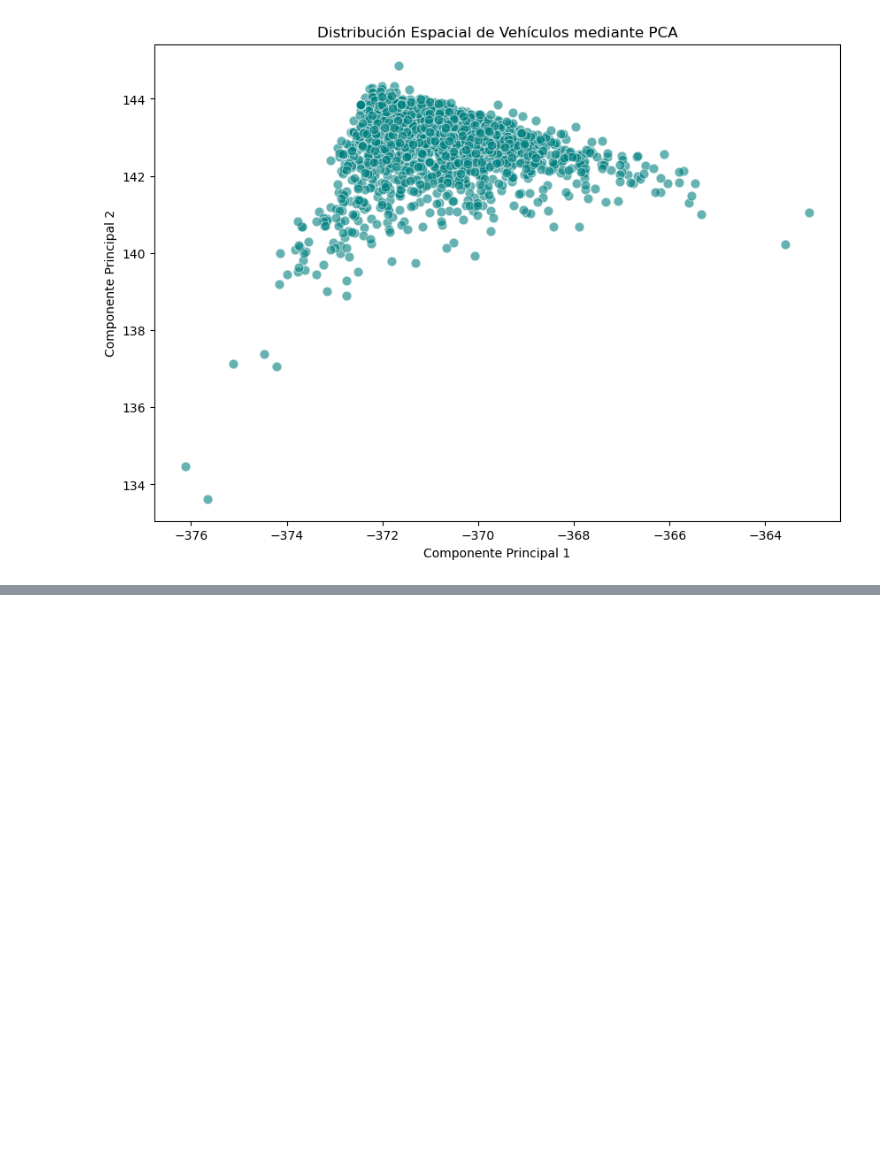
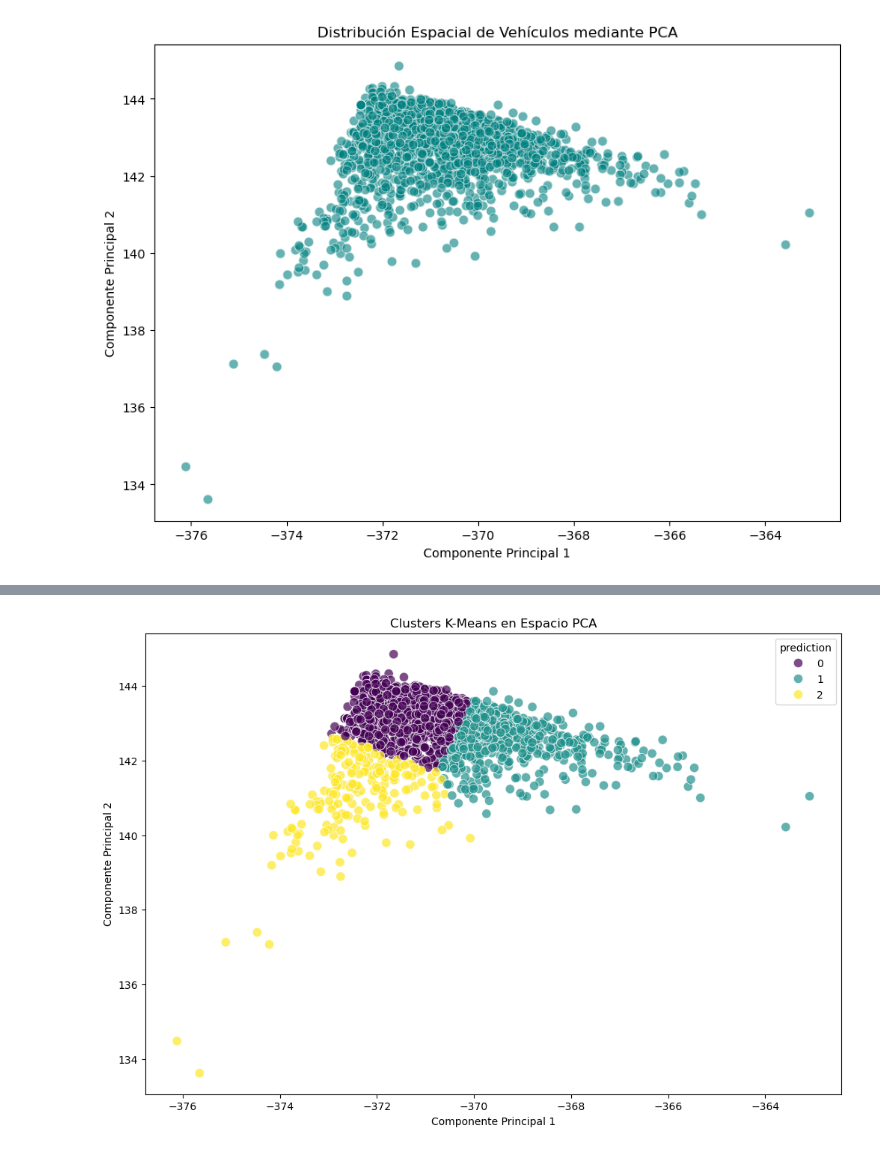
Before and after one commit to IICG-Coquimbo/practica-proyecto-autotec, a Jupyter notebook: autotec/kmeans_autotec_dani.ipynb, the cells around one changed output, grey strips where cells are left out. Saved outputs shown, nothing was run; the diff lists cells and outputs as text; code cells hidden in the pictures; blank space fills up the shorter version.

Commit message:
Feat: Implementacion de algoritmo K-Means

```diff
--- a/autotec/kmeans_autotec_dani.ipynb
+++ b/autotec/kmeans_autotec_dani.ipynb
@@ -131,0 +176,12 @@ plt.show()
+# %%
+k_optimo = 3
+# %%
+kmeans_final = KMeans(
+    featuresCol="scaledFeatures",
+    k=k_optimo,
+    seed=42
+)
+
+model_final = kmeans_final.fit(df_scaled)
+
+df_clusters = model_final.transform(df_scaled)
@@ -131,0 +223,34 @@ plt.show()
+# %%
+df_viz = model_final.transform(df_pca)
+
+pdf_visual = df_viz.select(
+    "pcaFeatures",
+    "prediction"
+).toPandas()
+
+pdf_visual[["PC1","PC2"]] = pd.DataFrame(
+    pdf_visual["pcaFeatures"].apply(
+        lambda x: x.toArray()
+    ).tolist()
+)
+# %%
+plt.figure(figsize=(12,8))
+
+sns.scatterplot(
+    data=pdf_visual,
+    x="PC1",
+    y="PC2",
+    hue="prediction",
+    palette="viridis",
+    s=80,
+    alpha=0.7
+)
+
+plt.title("Clusters K-Means en Espacio PCA")
+
+plt.xlabel("Componente Principal 1")
+plt.ylabel("Componente Principal 2")
+
+plt.show()
+# %% [output]
+[figure, added]
```
Also changed, not shown: parts of 7 cells of this notebook.
